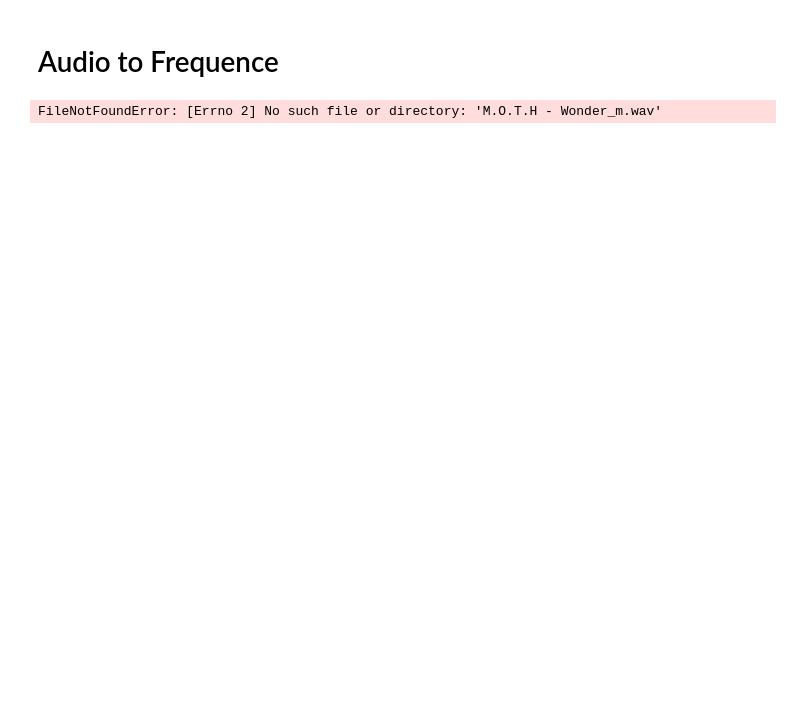
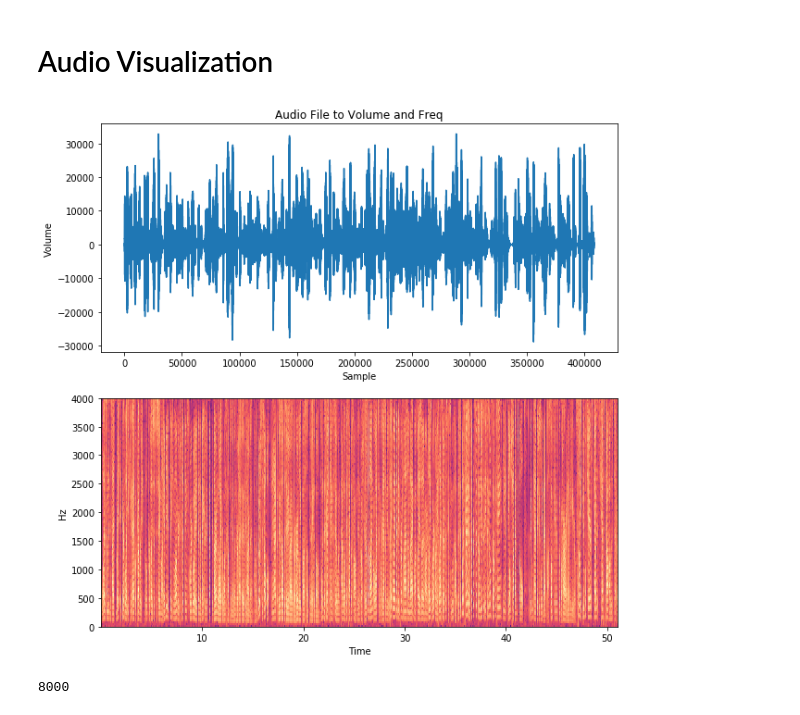
Before and after one commit to gseemann/audio_to_freq, a Jupyter notebook: audio_to_freq.ipynb, the cells around one changed output. Cells and saved outputs as stored; diff of their text form; code cells hidden in the pictures; blank space fills up the shorter version.

```diff
--- a/audio_to_freq.ipynb
+++ b/audio_to_freq.ipynb
@@ -1,25 +1,30 @@
 # %% [markdown]
-# Audio to Frequence
+# Audio Visualization
 # %%
 import matplotlib.pyplot as plot
 from scipy.io import wavfile
+%matplotlib inline
 
-samplingFrequency, signalData = wavfile.read('M.O.T.H - Wonder_m.wav')
+samplingFrequency, signalData = wavfile.read('male.wav')
 
-
+plot.figure(figsize=(10,10))
 plot.subplot(211)
 plot.title('Audio File to Volume and Freq')
 
 plot.plot(signalData)
 plot.xlabel('Sample')
 plot.ylabel('Volume')
 
 plot.subplot(212)
 
 plot.specgram(signalData, mode='psd',Fs=samplingFrequency, cmap = 'magma')
 plot.xlabel('Time')
 plot.ylabel('Hz')
 
 plot.show()
 # %% [output]
-FileNotFoundError: [Errno 2] No such file or directory: 'M.O.T.H - Wonder_m.wav'
+[figure, added]
+# %%
+samplingFrequency
+# %% [output]
+8000
```
Also changed, not shown: parts of 23 cells of this notebook, 13 other files.
